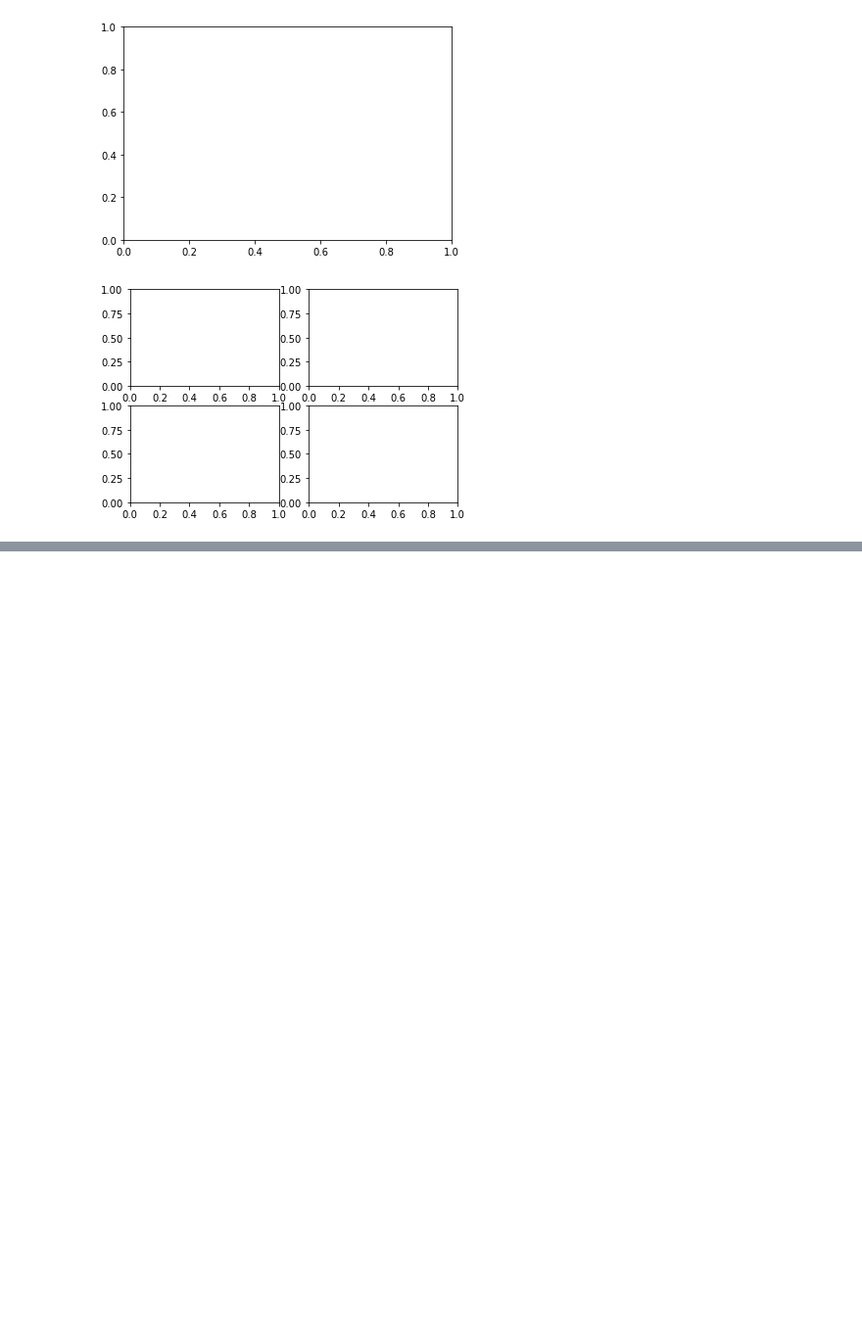
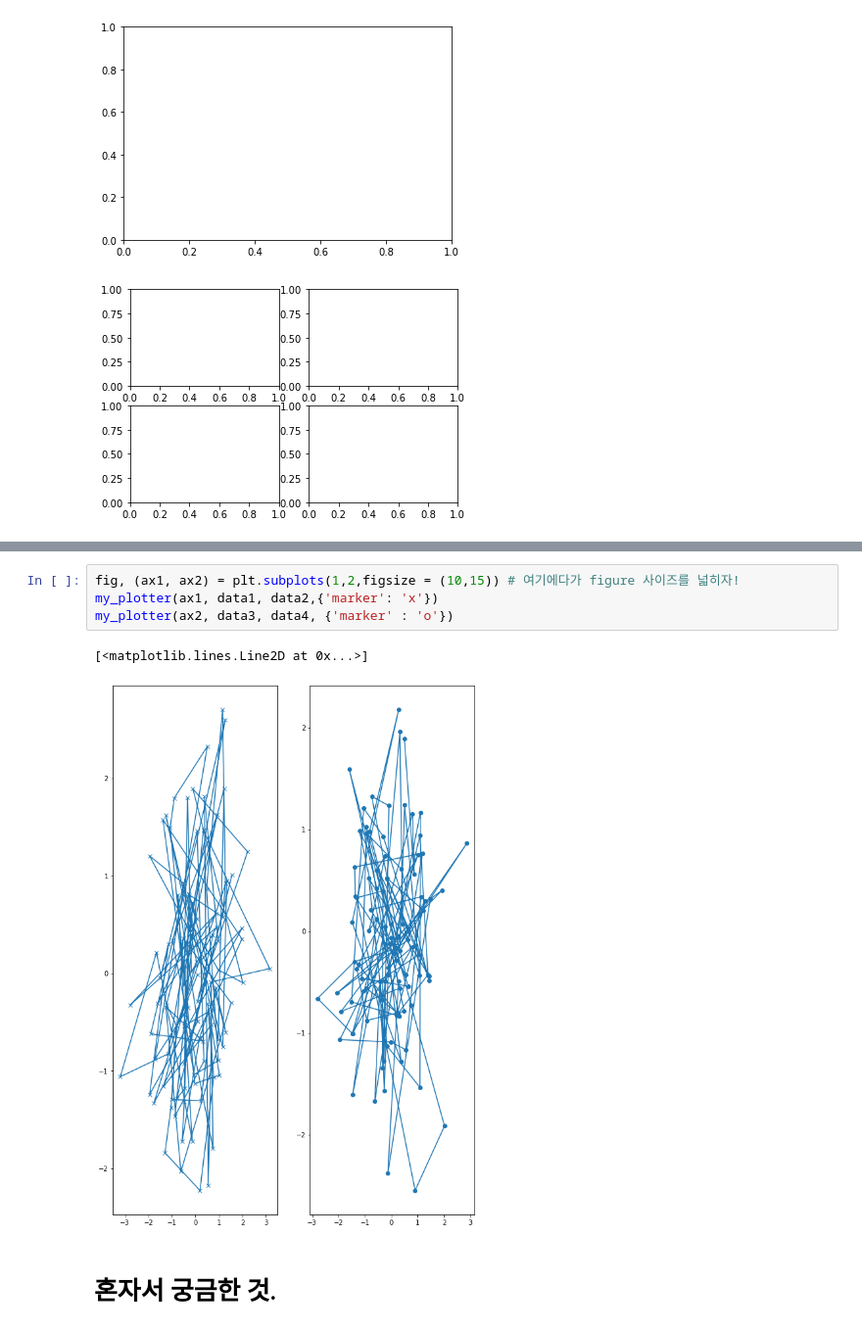
Before and after one commit to JaeDoo1034/Matplotlib_practice, a Jupyter notebook: Ussage Guide.ipynb, the cells around one changed output, grey strips where cells are left out. Shown at 98% size. Saved outputs shown, nothing was run; the diff lists cells and outputs as text; blank space fills up the shorter version.

```diff
--- a/Ussage Guide.ipynb
+++ b/Ussage Guide.ipynb
@@ -35,0 +167,9 @@ fig, ax2 = plt.subplots(2,2) # a figure with a 2x2 grid of Axes
+# %%
+fig, (ax1, ax2) = plt.subplots(1,2,figsize = (10,15)) # 여기에다가 figure 사이즈를 넓히자!
+my_plotter(ax1, data1, data2,{'marker': 'x'})
+my_plotter(ax2, data3, data4, {'marker' : 'o'})
+# %% [output]
+[<matplotlib.lines.Line2D at 0x...>]
+[figure, added]
+# %% [markdown]
+# 혼자서 궁금한 것.
```
Also changed, not shown: parts of 27 cells of this notebook.
